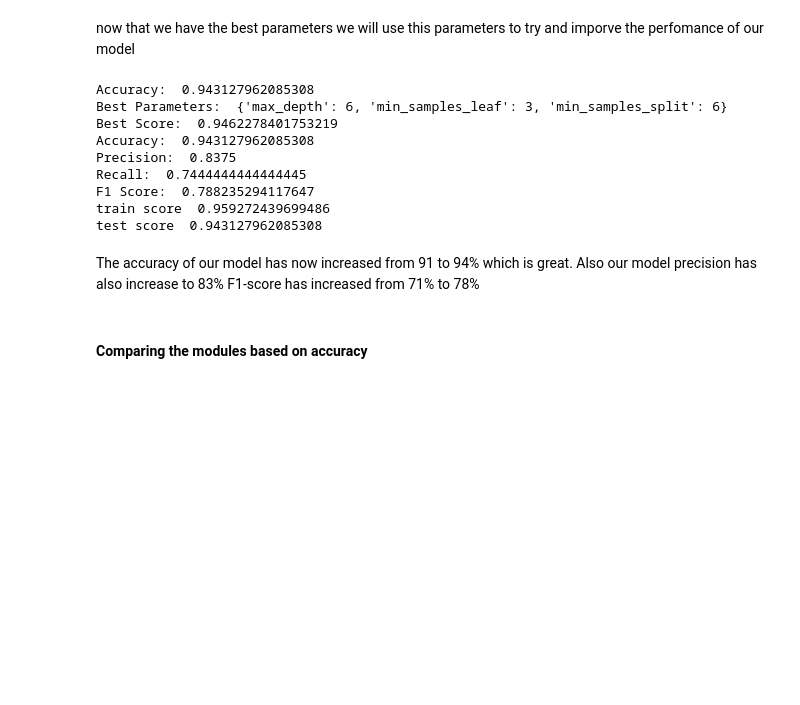
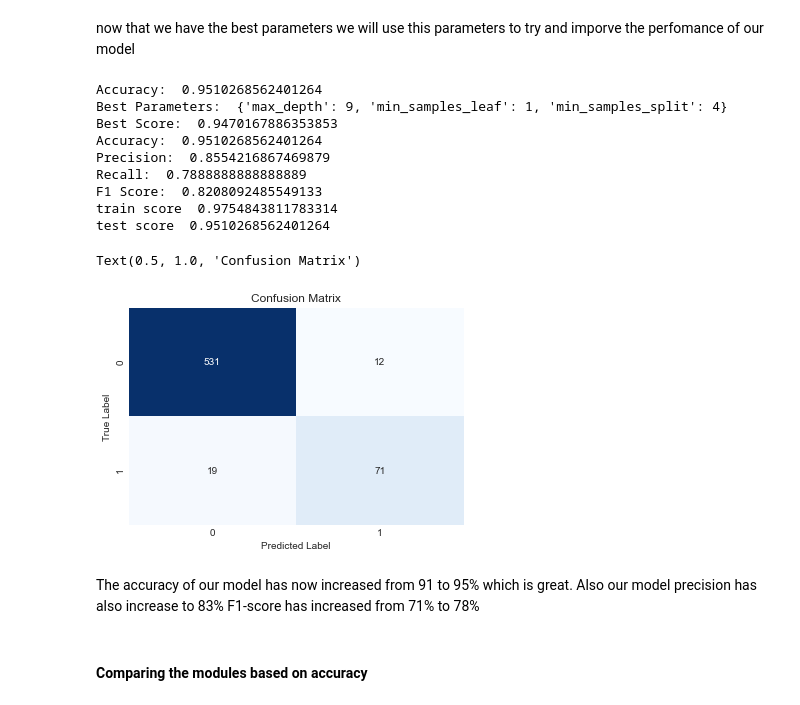
Before and after one commit to Salahudin654/Phase3-SyriaTel, a Jupyter notebook: index.ipynb, the cells around one changed output. Saved outputs shown, nothing was run; the diff lists cells and outputs as text; code cells hidden in the pictures; blank space fills up the shorter version.

```diff
--- a/index.ipynb
+++ b/index.ipynb
@@ -870,21 +867,18 @@ now that we have the best parameters we will use this parameters to try and impo
 # Fit the best algorithm to the data
 clf1.fit(X_train, y_train)
 
-predictions = clf1.predict(X_test)
-print('Accuracy: ', accuracy_score(y_test,predictions))
+y_pred = clf1.predict(X_test)
+print('Accuracy: ', accuracy_score(y_test,y_pred))
 
 # After fitting the grid search object to the data
 print('Best Parameters: ', grid_obj.best_params_)
 print('Best Score: ', grid_obj.best_score_)
 
-# Make predictions on the test set
-predictions = clf1.predict(X_test)
-
 # Calculate and print the metrics
-print('Accuracy: ', accuracy_score(y_test,predictions))
-print('Precision: ', precision_score(y_test,predictions))
-print('Recall: ', recall_score(y_test,predictions))
-print('F1 Score: ', f1_score(y_test,predictions))
+print('Accuracy: ', accuracy_score(y_test,y_pred))
+print('Precision: ', precision_score(y_test,y_pred))
+print('Recall: ', recall_score(y_test,y_pred))
+print('F1 Score: ', f1_score(y_test,y_pred))
 
 #Calculate train and test scores
 train_score = clf1.score(X_train, y_train)
@@ -893,17 +887,27 @@ test_score = clf1.score(X_test, y_test)
 print('train score ', train_score)
 print('test score ', test_score)
 # %% [output]
-Accuracy:  0.943127962085308
-Best Parameters:  {'max_depth': 6, 'min_samples_leaf': 3, 'min_samples_split': 6}
-Best Score:  0.9462278401753219
-Accuracy:  0.943127962085308
-Precision:  0.8375
-Recall:  0.7444444444444445
-F1 Score:  0.788235294117647
-train score  0.959272439699486
-test score  0.943127962085308
+Accuracy:  0.9510268562401264
+Best Parameters:  {'max_depth': 9, 'min_samples_leaf': 1, 'min_samples_split': 4}
+Best Score:  0.9470167886353853
+Accuracy:  0.9510268562401264
+Precision:  0.8554216867469879
+Recall:  0.7888888888888889
+F1 Score:  0.8208092485549133
+train score  0.9754843811783314
+test score  0.9510268562401264
+# %%
+#plotting confusion metrics
+confusion_mat = confusion_matrix(y_test, y_pred)
+sns.heatmap(confusion_mat, annot=True, fmt="d", cmap='Blues', cbar=False)
+plt.xlabel('Predicted Label')
+plt.ylabel('True Label')
+plt.title('Confusion Matrix')
+# %% [output]
+Text(0.5, 1.0, 'Confusion Matrix')
+[figure, added]
 # %% [markdown]
-The accuracy of our model has now increased from 91 to 94% which is great.
+The accuracy of our model has now increased from 91 to 95% which is great.
 Also our model precision has also increase to 83%
 F1-score has increased from 71% to 78%
 # %% [markdown]
```
Also changed, not shown: parts of 7 cells of this notebook, 1 other file.
